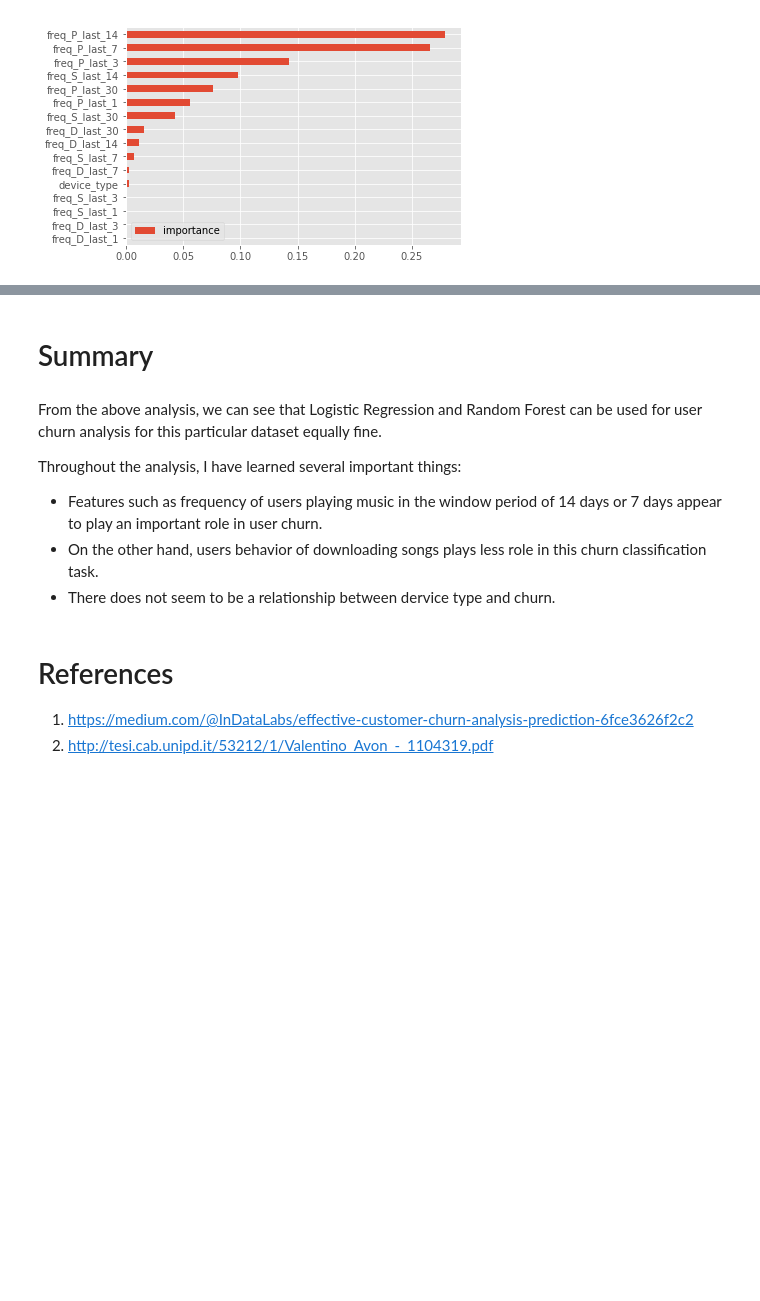
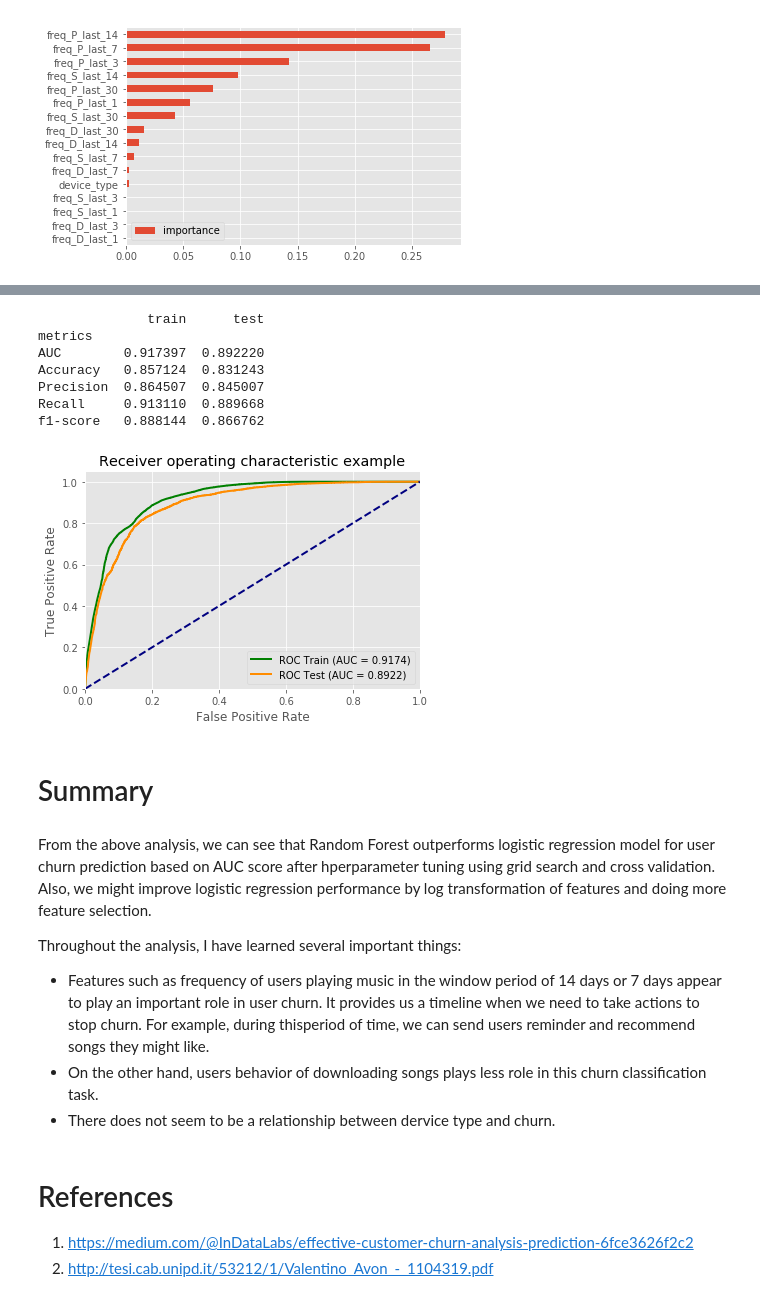
Before and after one commit to ShuanOu/Music-Store-App-Project, a Jupyter notebook: Music_Store_App_User_Churn_Prediction.ipynb, the cells around one changed output, grey strips where cells are left out. Cells and saved outputs as stored; diff of their text form; code cells hidden in the pictures; blank space fills up the shorter version.

```diff
--- a/Music_Store_App_User_Churn_Prediction.ipynb
+++ b/Music_Store_App_User_Churn_Prediction.ipynb
@@ -869,0 +879,31 @@ plt.show()
+# %%
+from sklearn.ensemble import RandomForestClassifier
+from sklearn.metrics import make_scorer, roc_auc_score, accuracy_score
+from sklearn.model_selection import GridSearchCV
+
+# Choose the type of classifier.
+clf = RandomForestClassifier()
+
+# Choose some parameter combinations to try
+param_grid = {'n_estimators': [100,200],
+              'max_features': ['auto'],
+              'criterion': ['gini'],
+              'max_depth': [15,20,25],
+              'min_samples_split': [2],
+              'min_samples_leaf': [2,10,20],
+              'n_jobs':[-1]
+             }
+
+# Type of scoring used to compare parameter combinations
+acc_scorer = make_scorer(roc_auc_score)
+
+# Run the grid search
+# read theory
+grid_obj = GridSearchCV(clf, param_grid, cv=5, scoring=acc_scorer)
+grid_obj = grid_obj.fit(X_train, y_train)
+
+# Set the clf to the best combination of parameters
+clf = grid_obj.best_estimator_
+
+# Fit the best algorithm to the data.
+clf.fit(X_train, y_train)
@@ -870,11 +918,23 @@ plt.show()
+# %%
+# Train test model
+train_test_model(clf, X_train, y_train, X_test, y_test)
+# %% [output]
+              train      test
+metrics
+AUC        0.917397  0.892220
+Accuracy   0.857124  0.831243
+Precision  0.864507  0.845007
+Recall     0.913110  0.889668
+f1-score   0.888144  0.866762
+[figure, added]
 # %% [markdown]
 # Summary
 # %% [markdown]
-From the above analysis, we can see that Logistic Regression and Random Forest can be used for user churn analysis for this particular dataset equally fine.
+From the above analysis, we can see that Random Forest outperforms logistic regression model for user churn prediction based on AUC score after hperparameter tuning using grid search and cross validation. Also, we might improve logistic regression performance by log transformation of features and doing more feature selection.
 
 Throughout the analysis, I have learned several important things:
 
-* Features such as frequency of users playing music in the window period of 14 days or 7 days appear to play an important role in user churn.
+* Features such as frequency of users playing music in the window period of 14 days or 7 days appear to play an important role in user churn. It provides us a timeline when we need to take actions to stop churn. For example, during thisperiod of time, we can send users reminder and recommend songs they might like.
 * On the other hand, users behavior of downloading songs plays less role in this churn classification task.
 * There does not seem to be a relationship between dervice type and churn.
 # %% [markdown]
```
Also changed, not shown: parts of 8 cells of this notebook, 1 other file.
